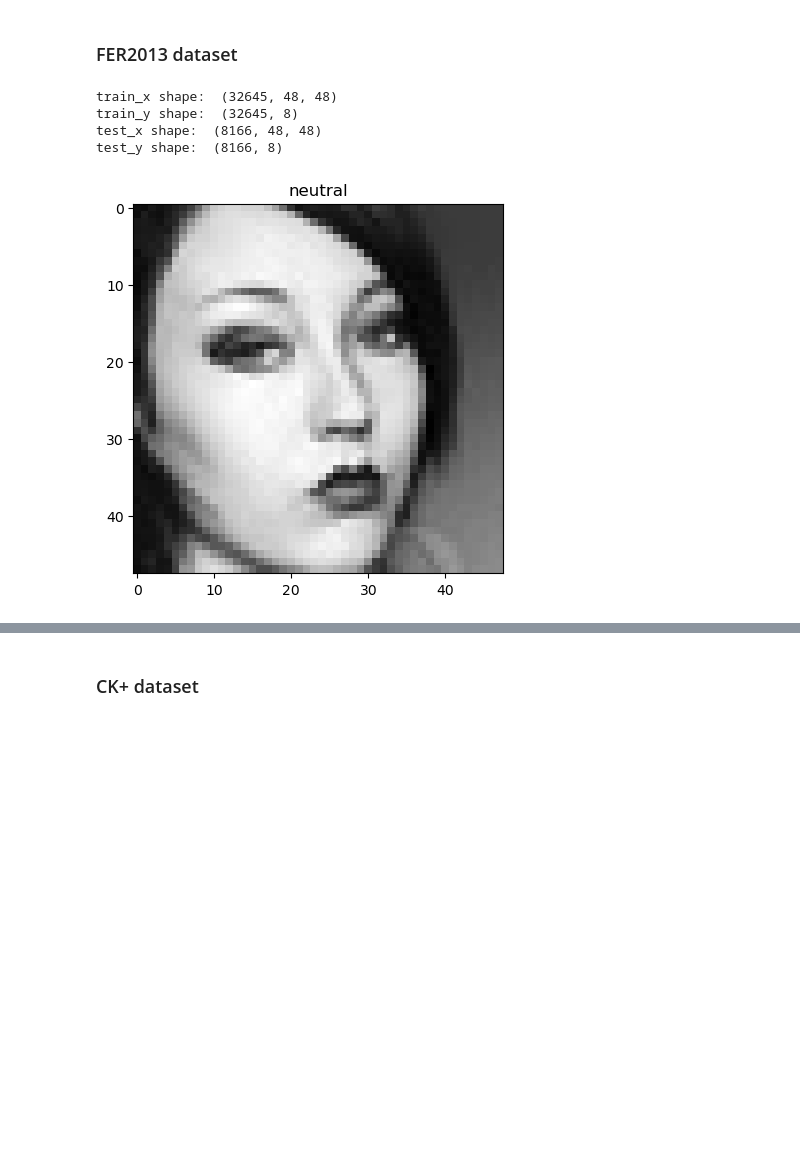
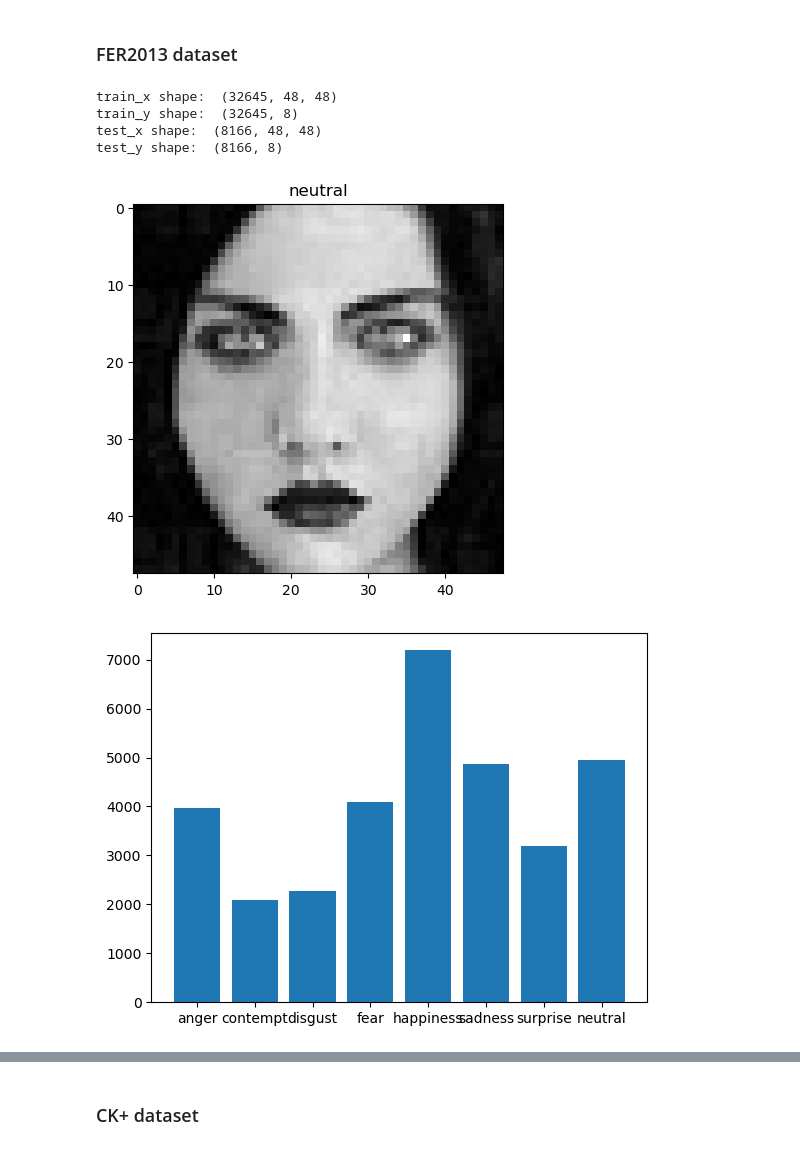
Before and after one commit to THESHADOW2030/FDS-project-EmotionRecognition, a Jupyter notebook: project.ipynb, the cells around one changed output, grey strips where cells are left out. Saved outputs shown, nothing was run; the diff lists cells and outputs as text; code cells hidden in the pictures; blank space fills up the shorter version.

```diff
--- a/project.ipynb
+++ b/project.ipynb
@@ -125,8 +115,8 @@ if datasetToUse == "GoogleFer":
 
 
 
-
-
+        contClassesTrain = { "anger" : 0,  "contempt" : 0,  "disgust" : 0,  "fear" : 0,  "happiness" : 0,  "sadness" : 0,  "surprise" : 0,  "neutral" : 0}
+        contClassesTest = { "anger" : 0,  "contempt" : 0,  "disgust" : 0,  "fear" : 0,  "happiness" : 0,  "sadness" : 0,  "surprise" : 0,  "neutral" : 0}
 
 
 
@@ -139,8 +129,8 @@ if datasetToUse == "GoogleFer":
                         img_array = cv2.imread (os.path.join(path, img), cv2.IMREAD_GRAYSCALE)
                         #new_array = cv2.resize(img_array, (48, 48))
                         train_x.append(img_array)
-
                         train_y.append(classes[i])
+                        contClassesTrain[i] = contClassesTrain[i] + 1
 
         #load the test data
         for i in classes:
@@ -153,6 +143,7 @@ if datasetToUse == "GoogleFer":
                         #new_array = cv2.resize(img_array, (48, 48))
                         test_x.append(img_array)
                         test_y.append(classes[i])
+                        contClassesTest[i] = contClassesTest[i] + 1
 
         #convert the test_x and train_x to numpy array
         train_x = np.array(train_x)
@@ -162,31 +153,46 @@ if datasetToUse == "GoogleFer":
 
         print ( "train_x shape: " , train_x.shape)
         print ( "train_y shape: " , train_y.shape)
         print ( "test_x shape: " , test_x.shape)
         print ( "test_y shape: " , test_y.shape)
 
 
         data_generator = ImageDataGenerator(rescale=1./255,
                                                 rotation_range=30)
 
 
         #reshape the data
         train_x = train_x.reshape(train_x.shape[0], 48, 48, 1)
         test_x = test_x.reshape(test_x.shape[0], 48, 48, 1)
 
         train_generator = data_generator.flow(train_x, train_y, batch_size=batch_size)
         validation_generator = data_generator.flow(test_x, test_y, batch_size=batch_size)
 
 
+
+
         randomIndex = random.randint(0, len(train_x))
         #plot the first image
         plt.imshow(train_x[randomIndex].reshape(48, 48), cmap='gray')
         #label it
         plt.title(classesReversed[np.argmax(train_y[randomIndex])])
         plt.show()
+
+
+
+        #plot the contClassesTrain
+        plt.bar(range(len(contClassesTrain)), list(contClassesTrain.values()), align='center')
+        plt.xticks(range(len(contClassesTrain)), list(contClassesTrain.keys()))
+        plt.show()
+
+        #plot the contClassesTest
+        plt.bar(range(len(contClassesTest)), list(contClassesTest.values()), align='center')
+        plt.xticks(range(len(contClassesTest)), list(contClassesTest.keys()))
+        plt.show()
 # %% [output]
 train_x shape:  (32645, 48, 48)
 train_y shape:  (32645, 8)
 test_x shape:  (8166, 48, 48)
 test_y shape:  (8166, 8)
-[figure, old version]
+[figure, new version]
+[figure, added]
```
Also changed, not shown: parts of 21 cells of this notebook.
